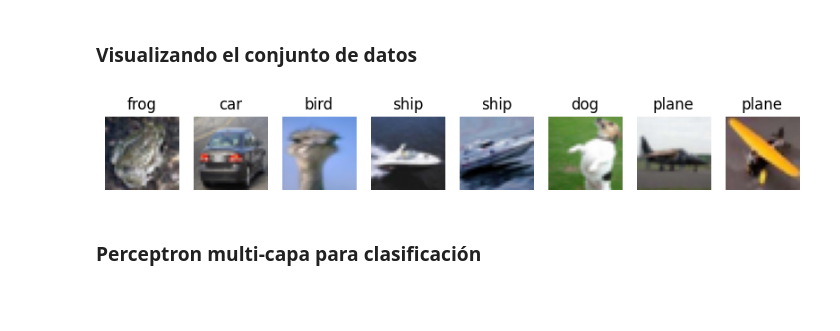
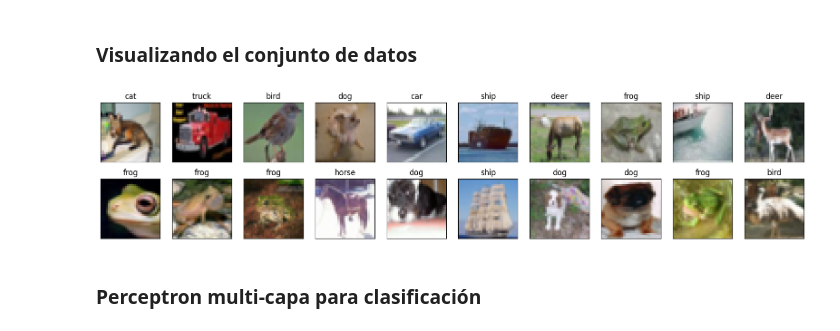
Before and after one commit to Gilberter/Hands-on-Computer-Vision, a Jupyter notebook: sesiones/sesion3/Sesion3_1_DeepLearning.ipynb, the cells around one changed output. Saved outputs shown, nothing was run; the diff lists cells and outputs as text; code cells hidden in the pictures; blank space fills up the shorter version.

```diff
--- a/sesiones/sesion3/Sesion3_1_DeepLearning.ipynb
+++ b/sesiones/sesion3/Sesion3_1_DeepLearning.ipynb
@@ -352,22 +355,23 @@ testloader = torch.utils.data.DataLoader(testset, batch_size=128, shuffle=False)
 # %%
 classes = ('plane', 'car', 'bird', 'cat', 'deer', 'dog', 'frog', 'horse', 'ship', 'truck')
 
 def imshow(img):
     img = img / 2 + 0.5 # unnormalize
     npimg = img.numpy()
     return np.transpose(npimg, (1, 2, 0)).astype(np.float32)
 
+del iter
 dataiter = iter(trainloader)
 images, labels = next(dataiter)
 
 fig = plt.figure(figsize=(20, 4))
 for idx in np.arange(20):
     ax = fig.add_subplot(2, 10, idx+1, xticks=[], yticks=[])
     image = imshow(images[idx])
     plt.imshow(image)
     ax.set_title(classes[labels[idx]])
 # %% [output]
-[figure, old version]
+[figure, new version]
 # %% [markdown]
 ### <font color="EB9A54"> **Perceptron multi-capa para clasificación** </font>
 # %% [markdown]
```
Also changed, not shown: parts of 7 cells of this notebook.
